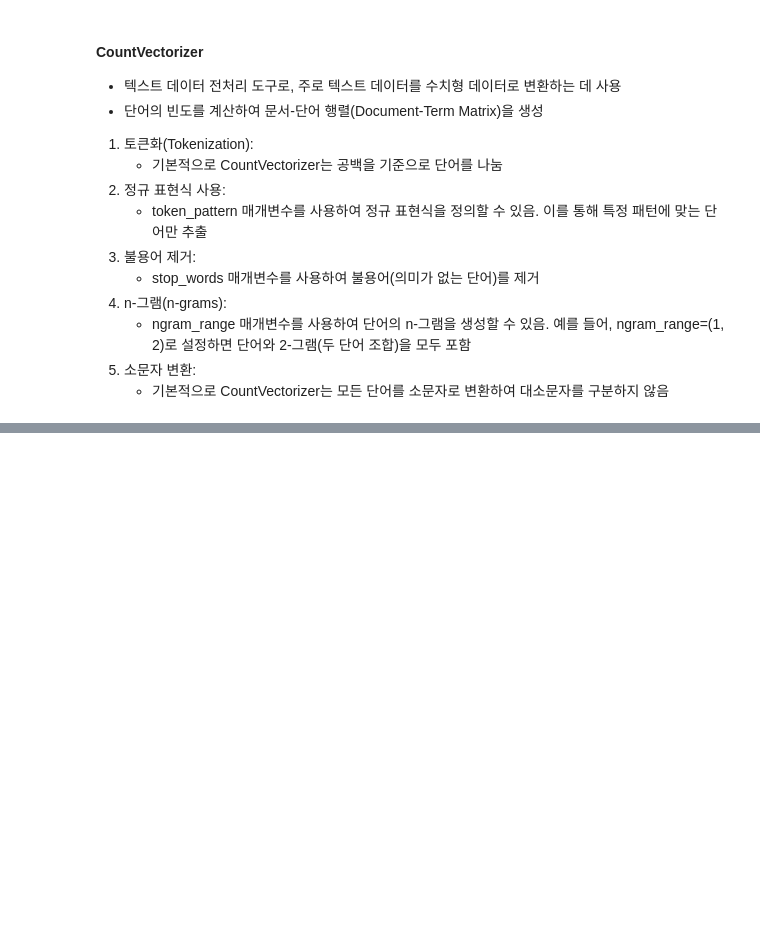
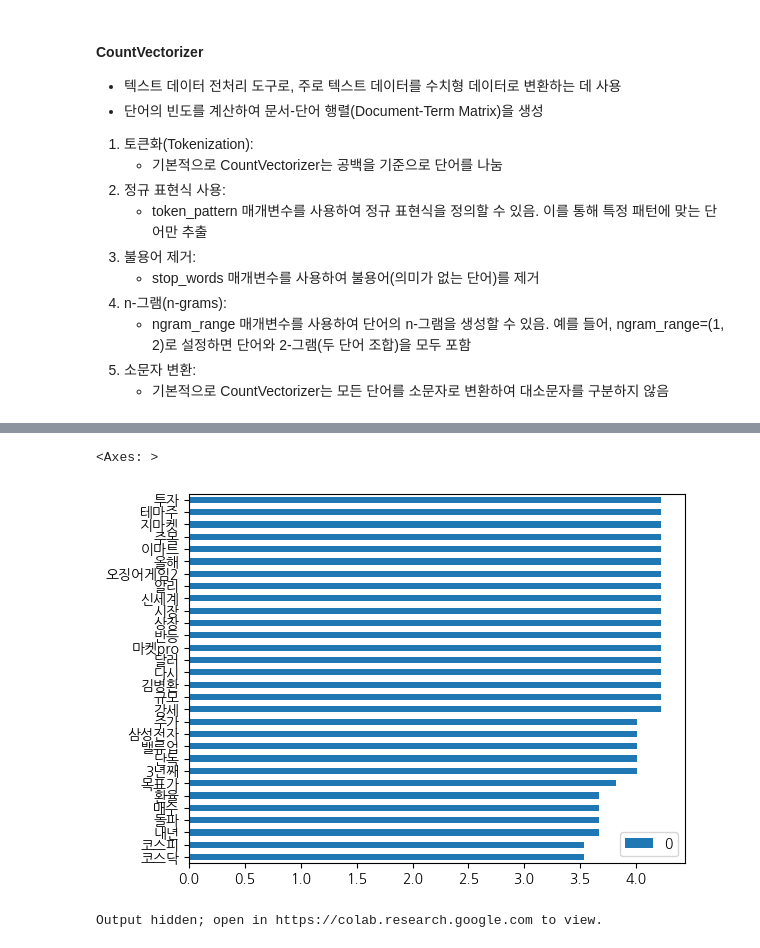
Before and after one commit to sang105kr/kdt_pythonstudy2, a Jupyter notebook: stock/증권뉴스_자연어처리2_RSS.ipynb, the cells around one changed output, grey strips where cells are left out. Drawn from its saved outputs; the diff is of its cells as text; code cells hidden in the pictures; blank space fills up the shorter version.

```diff
--- a/stock/증권뉴스_자연어처리2_RSS.ipynb
+++ b/stock/증권뉴스_자연어처리2_RSS.ipynb
@@ -128,0 +228,4 @@ Length: 613, dtype: int64
+# %%
+tfidfvect = TfidfVectorizer()
+X = tfidfvect.fit(corpus).transform(corpus)  # tfidfvect.fit_transform(corpus) 와 동일
+X
@@ -128,0 +273,4 @@ Length: 613, dtype: int64
+# %%
+vocab = tfidfvect.get_feature_names_out()
+idf_dict = dict(zip(vocab, tfidfvect.idf_))
+idf_dict
@@ -128,0 +337,10 @@ Length: 613, dtype: int64
+# %%
+pd.Series(idf_dict).nsmallest(30).to_frame().plot.barh()
+# %% [output]
+<Axes: >
+[figure, added]
+# %%
+tfidfvect = TfidfVectorizer(ngram_range=(3,4), max_df=0.9, min_df=1)
+display_transform_dtm(tfidfvect, corpus)
+# %% [output]
+Output hidden; open in https://colab.research.google.com to view.
```
Also changed, not shown: parts of 26 cells of this notebook, 3 other files.
